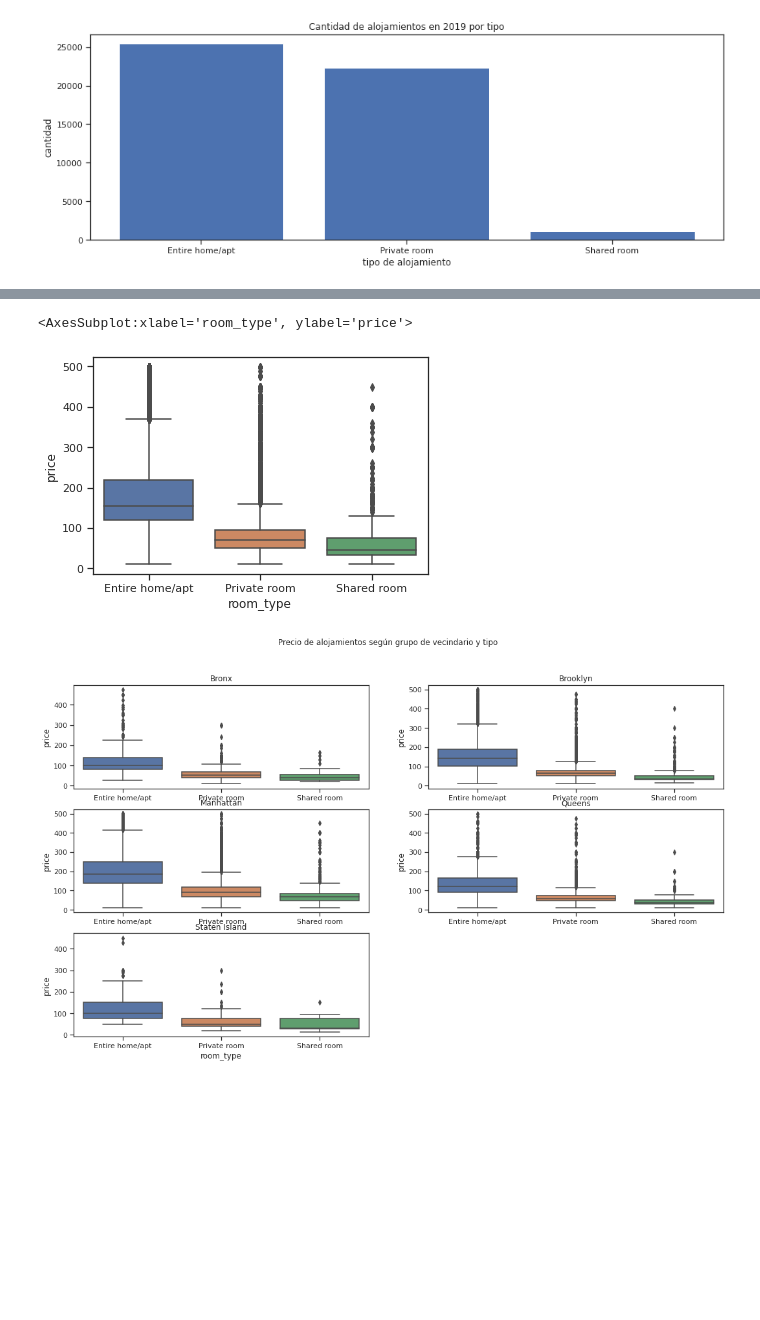
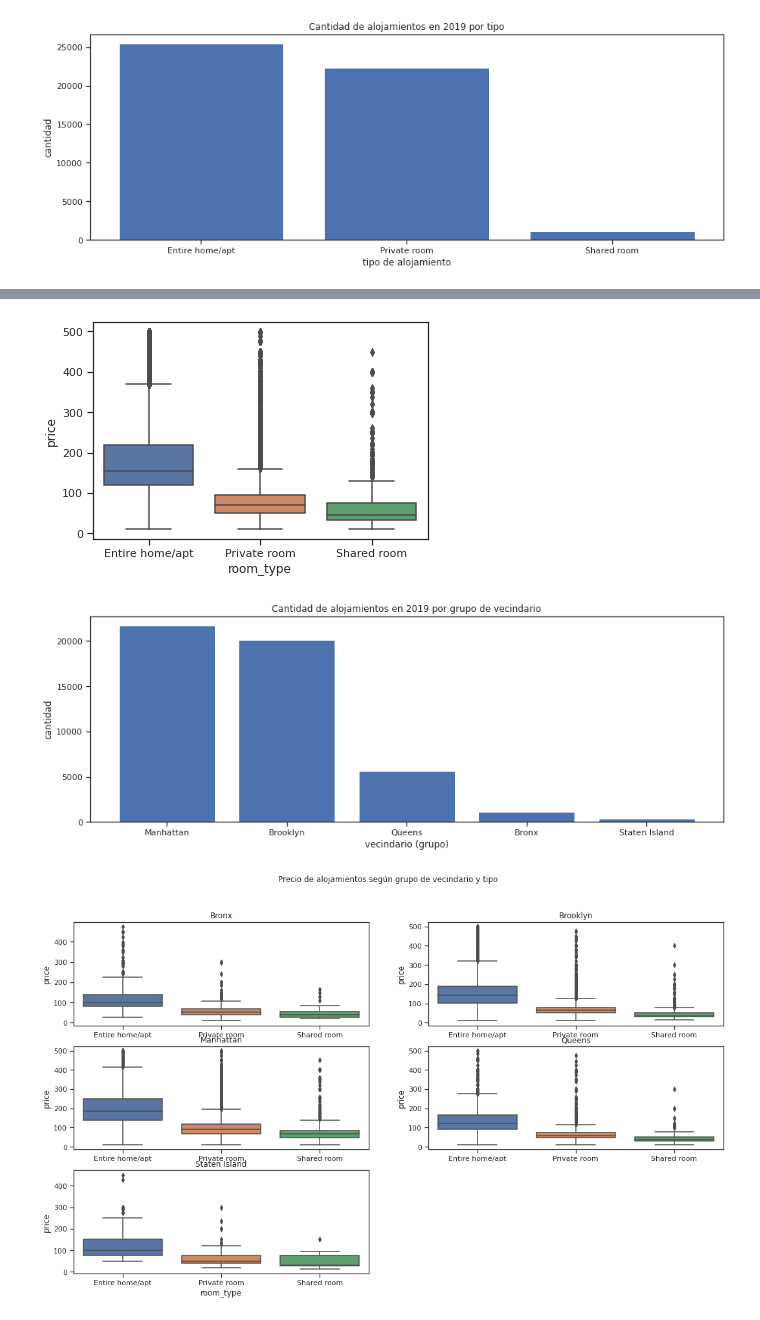
Before and after one commit to RominaGonella/machine-learning-python-template, a Jupyter notebook: src/explore.ipynb, the cells around one changed output, grey strips where cells are left out. Saved outputs shown, nothing was run; the diff lists cells and outputs as text; code cells hidden in the pictures; blank space fills up the shorter version.

```diff
--- a/src/explore.ipynb
+++ b/src/explore.ipynb
@@ -239,12 +238,28 @@ sns.boxplot(df_airbnb['price'][df_airbnb['price'] < 500])
 # %%
 # precio del alojamiento según tipo (menores a 500 usd)
-sns.boxplot(df_airbnb['room_type'][df_airbnb['price'] < 500], df_airbnb['price'][df_airbnb['price'] < 500])
+sns.boxplot(x = df_airbnb['room_type'][df_airbnb['price'] < 500], y = df_airbnb['price'][df_airbnb['price'] < 500])
+plt.show()
 
 ## en general el precio de un alojamiento entero es superior al de una habitación privada, y este es superior al de una habitación compartida
 ## el precio también depende del vecindario
 # %% [output]
-<AxesSubplot:xlabel='room_type', ylabel='price'>
 [figure]
+# %%
+# cantidad de alojamientos por vecindario
+bar_vec = df_airbnb['neighbourhood_group'].value_counts()
+bar_vec = pd.DataFrame({'vec': bar_vec.index, 'frec': bar_vec.values})
+
+fig=plt.figure(figsize=(15,5))
+plt.bar(bar_vec['vec'].astype(str), bar_vec['frec'])
+plt.title('Cantidad de alojamientos en 2019 por grupo de vecindario')
+plt.xlabel('vecindario (grupo)')
+plt.ylabel('cantidad')
+
+plt.show()
+
+# la mayoría de los alojamientos están en Manhattan o Brooklyn
+# %% [output]
+[figure, added]
 # %%
 ### precio según vecindario y tipo de alojamiento
 
```
Also changed, not shown: parts of 17 cells of this notebook, 1 other file.
